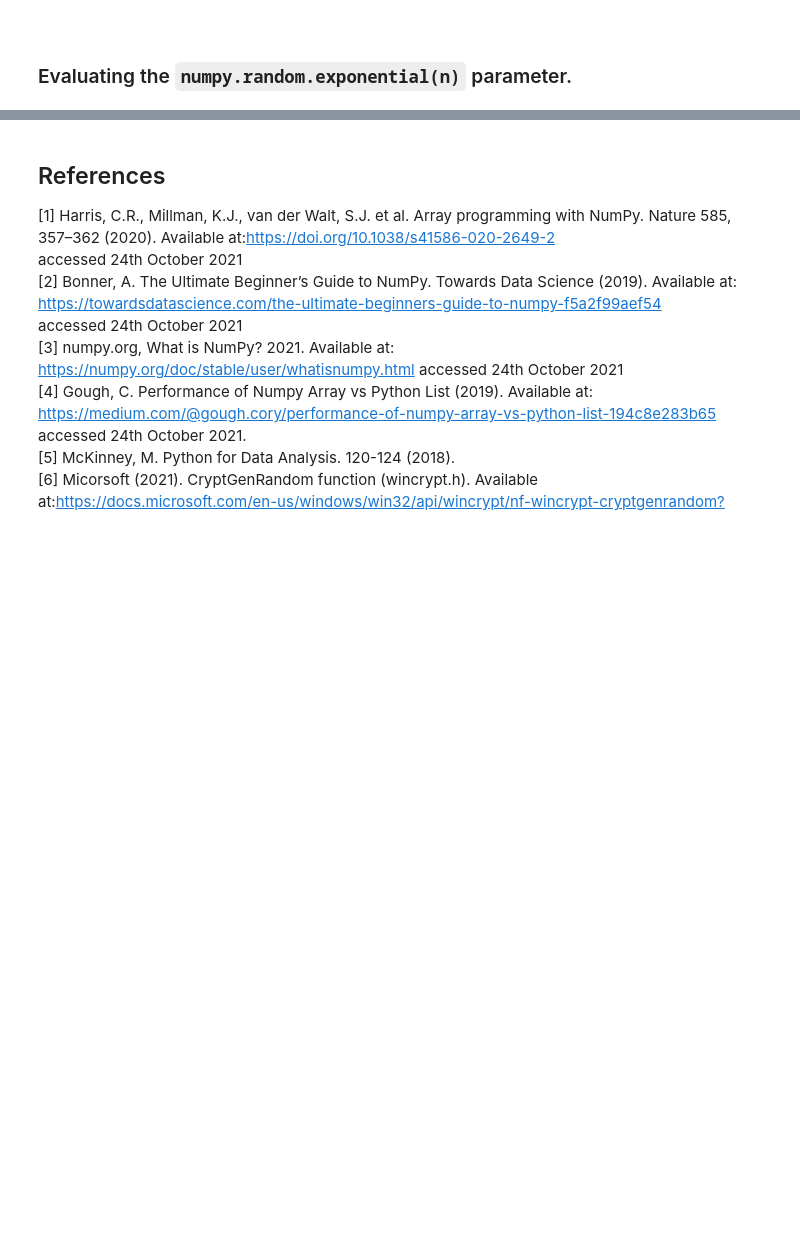
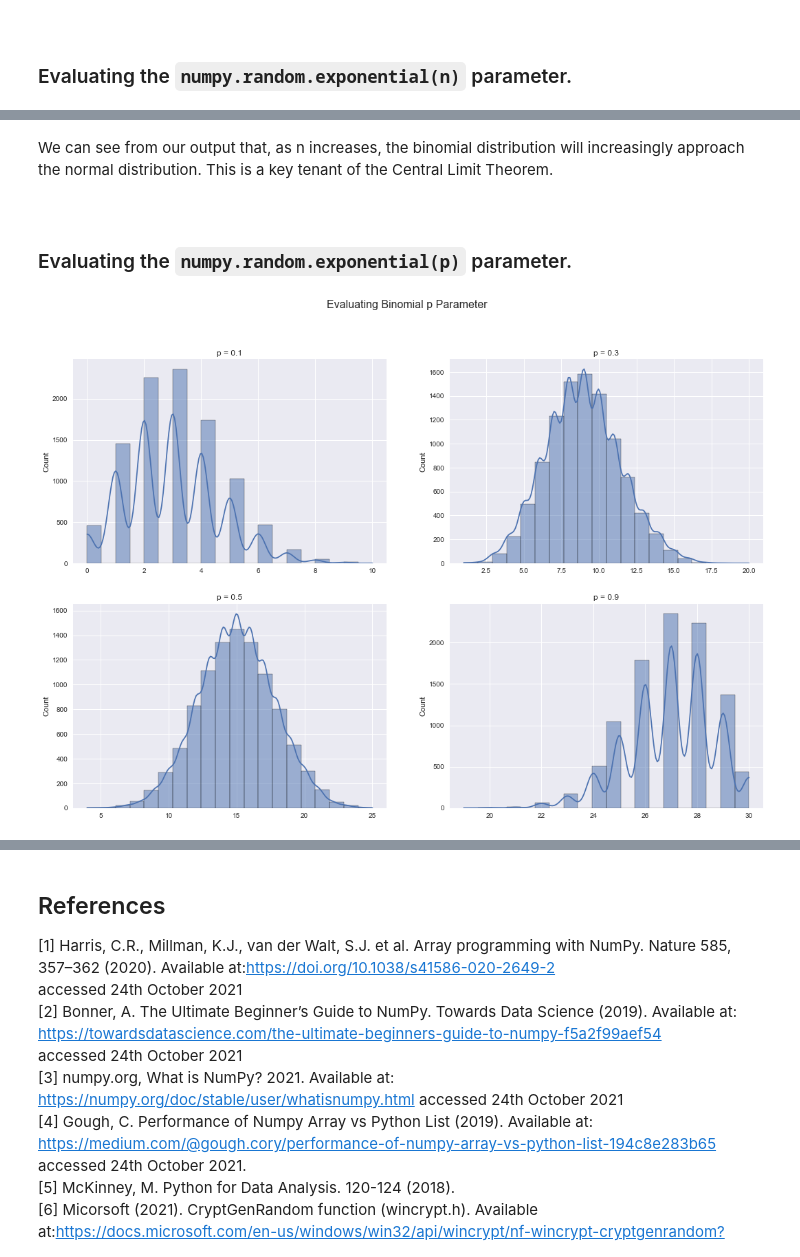
Before and after one commit to Sam-Tracey/numpy-random, a Jupyter notebook: numpy-random.ipynb, the cells around one changed output, grey strips where cells are left out. Cells and saved outputs as stored; diff of their text form; code cells hidden in the pictures; blank space fills up the shorter version.

```diff
--- a/numpy-random.ipynb
+++ b/numpy-random.ipynb
@@ -970,0 +976,29 @@ Text(0.5, 1.0, 'n = 1000')
+# %% [markdown]
+We can see from our output that, as n increases, the binomial distribution will increasingly approach the normal distribution. This is a key tenant of the Central Limit Theorem.
+# %% [markdown]
+<br>
+
+### Evaluating the <code>numpy.random.exponential(p)</code> parameter.
+# %%
+# Create 4 ndarrays from Binomial distribution with various p values
+arr1 = np.random.binomial(30, 0.1, 10000)
+arr2 = np.random.binomial(30, 0.3, 10000)
+arr3 = np.random.binomial(30, 0.5, 10000)
+arr4 = np.random.binomial(30, 0.9, 10000)
+
+
+
+fig, axs = plt.subplots(2, 2)
+fig.suptitle('Evaluating Binomial p Parameter', fontsize = 16)
+
+
+ax1 = sns.histplot(arr1, ax=axs[0,0], kde = True, bins = 20)
+ax1.title.set_text('p = 0.1')
+ax2 = sns.histplot(arr2, ax=axs[0,1], kde = True, bins = 20)
+ax2.title.set_text('p = 0.3')
+ax3 = sns.histplot(arr3, ax=axs[1,0], kde = True, bins = 20)
+ax3.title.set_text('p = 0.5')
+ax4 = sns.histplot(arr4, ax=axs[1,1], kde = True, bins = 20)
+ax4.title.set_text('p = 0.9')
+# %% [output]
+[figure, added]
```
Also changed, not shown: parts of 44 cells of this notebook.
